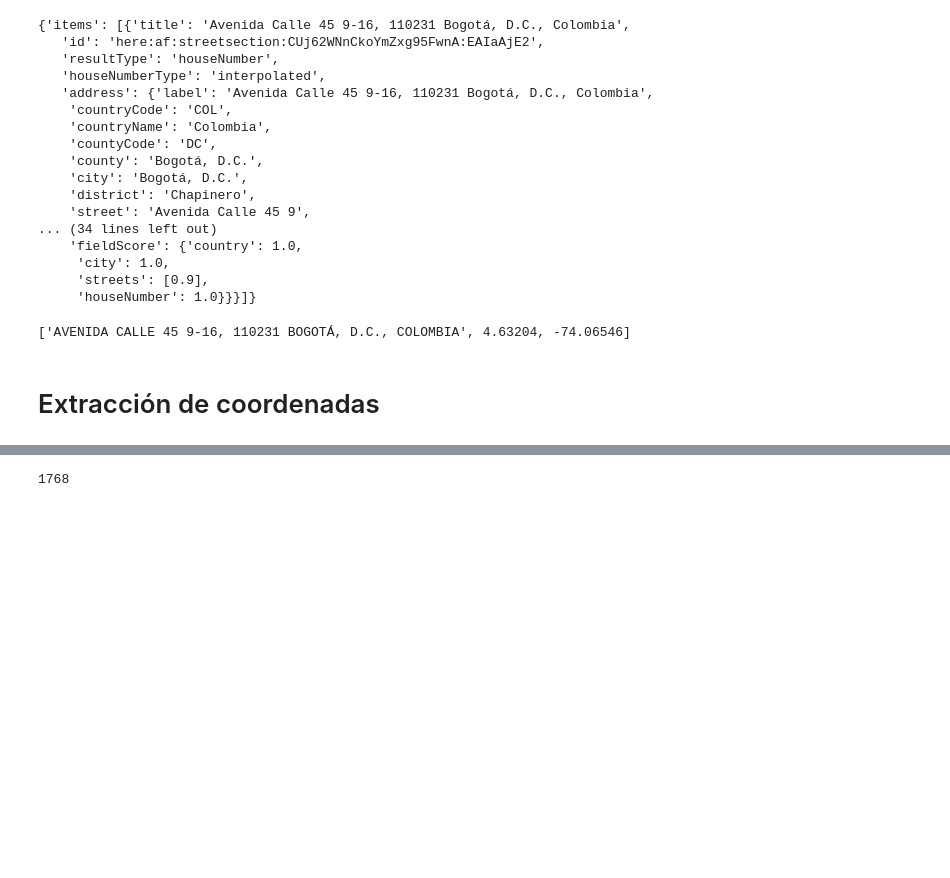
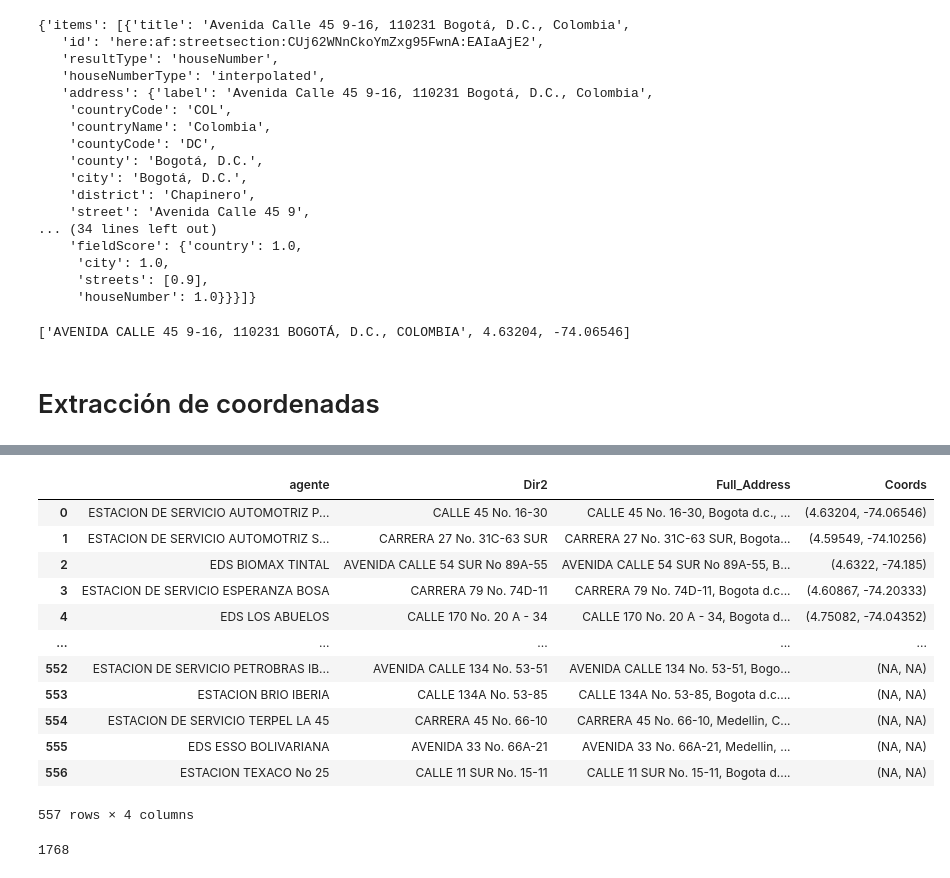
Before and after one commit to Vialesoft/Vialesoft_Devlab, a Jupyter notebook: Cursos/Portafolio_DataEngineer/Unidades/4-Geolocalizacion/Oil_Station.ipynb, the cells around one changed output, grey strips where cells are left out. Cells and saved outputs as stored; diff of their text form; code cells hidden in the pictures; blank space fills up the shorter version.

```diff
--- a/Cursos/Portafolio_DataEngineer/Unidades/4-Geolocalizacion/Oil_Station.ipynb
+++ b/Cursos/Portafolio_DataEngineer/Unidades/4-Geolocalizacion/Oil_Station.ipynb
@@ -256,3 +263,19 @@ ValueError: Length of values (6) does not match length of index (557)
+# %%
+estaciones
+# %% [output]
+|  | agente | Dir2 | Full_Address | Coords |
+| 0 | ESTACION DE SERVICIO AUTOMOTRIZ P... | CALLE 45 No. 16-30 | CALLE 45 No. 16-30, Bogota d.c., ... | (4.63204, -74.06546) |
+| 1 | ESTACION DE SERVICIO AUTOMOTRIZ S... | CARRERA 27 No. 31C-63 SUR | CARRERA 27 No. 31C-63 SUR, Bogota... | (4.59549, -74.10256) |
+| 2 | EDS BIOMAX TINTAL | AVENIDA CALLE 54 SUR No 89A-55 | AVENIDA CALLE 54 SUR No 89A-55, B... | (4.6322, -74.185) |
+| 3 | ESTACION DE SERVICIO ESPERANZA BOSA | CARRERA 79 No. 74D-11 | CARRERA 79 No. 74D-11, Bogota d.c... | (4.60867, -74.20333) |
+| 4 | EDS LOS ABUELOS | CALLE 170 No. 20 A - 34 | CALLE 170 No. 20 A - 34, Bogota d... | (4.75082, -74.04352) |
+| ... | ... | ... | ... | ... |
+| 552 | ESTACION DE SERVICIO PETROBRAS IB... | AVENIDA CALLE 134 No. 53-51 | AVENIDA CALLE 134 No. 53-51, Bogo... | (NA, NA) |
+| 553 | ESTACION BRIO IBERIA | CALLE 134A No. 53-85 | CALLE 134A No. 53-85, Bogota d.c.... | (NA, NA) |
+| 554 | ESTACION DE SERVICIO TERPEL LA 45 | CARRERA 45 No. 66-10 | CARRERA 45 No. 66-10, Medellin, C... | (NA, NA) |
+| 555 | EDS ESSO BOLIVARIANA | AVENIDA 33 No. 66A-21 | AVENIDA 33 No. 66A-21, Medellin, ... | (NA, NA) |
+| 556 | ESTACION TEXACO No 25 | CALLE 11 SUR No. 15-11 | CALLE 11 SUR No. 15-11, Bogota d.... | (NA, NA) |
+557 rows × 4 columns
 # %%
 len(df4)
 # %% [output]
```
Also changed, not shown: parts of 9 cells of this notebook, 2 other files.
